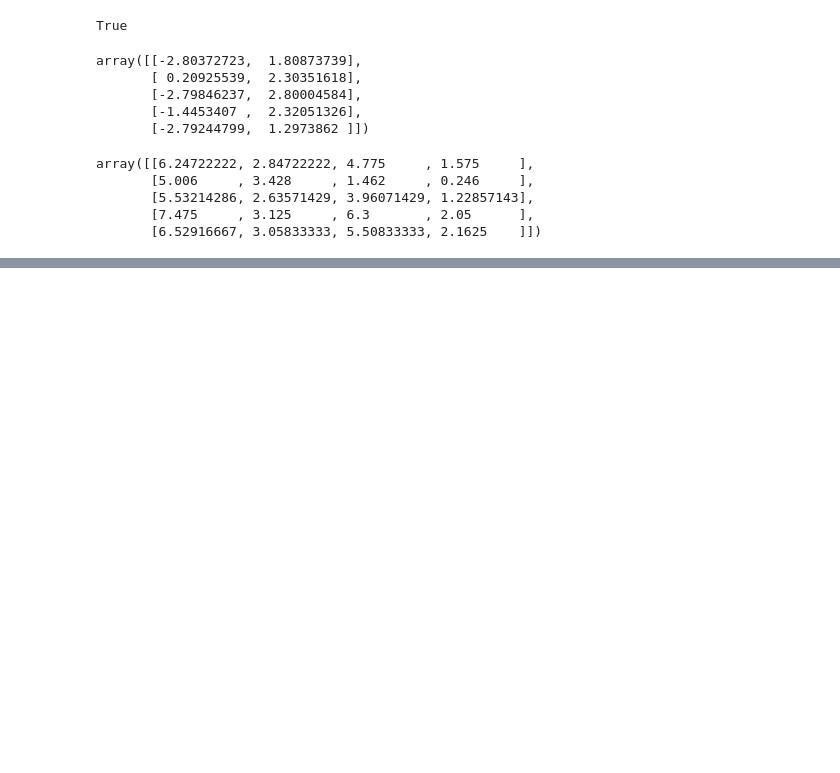
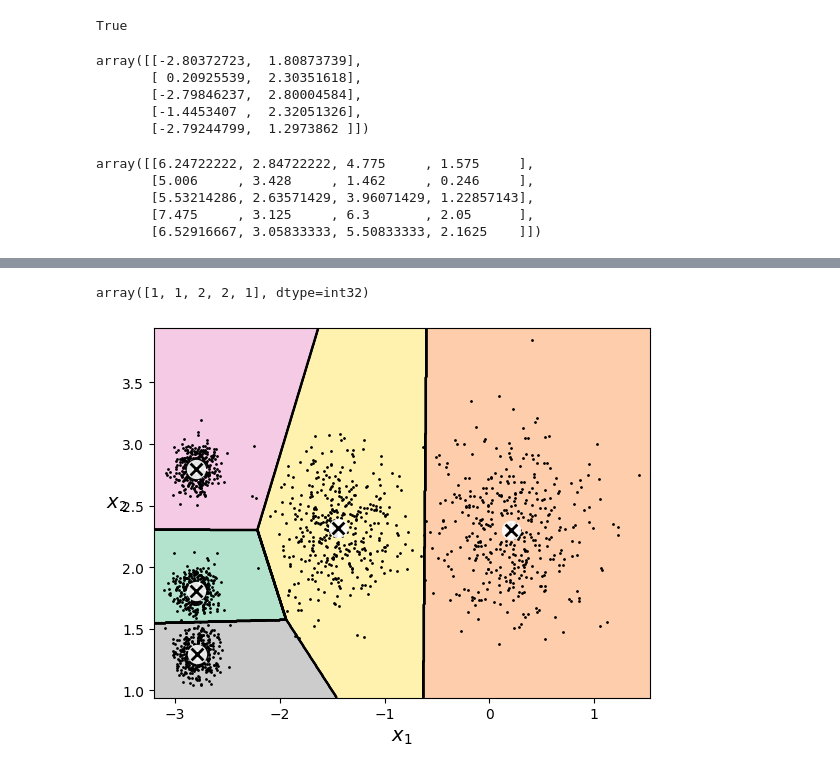
Before and after one commit to sunodmongia/Unsupervised, a Jupyter notebook: unsupervise.ipynb, the cells around one changed output, grey strips where cells are left out. Drawn from its saved outputs; the diff is of its cells as text; code cells hidden in the pictures; blank space fills up the shorter version.

Commit message:
Voronoi Diagram

```diff
--- a/unsupervise.ipynb
+++ b/unsupervise.ipynb
@@ -176,0 +181,77 @@ array([[6.24722222, 2.84722222, 4.775     , 1.575     ],
+# %%
+import numpy as np
+
+X_new = np.array([[0,2], [3,2], [-3, 3],[-3, 2.5], [3,4]])
+kmeans.predict(X_new)
+# %% [output]
+array([1, 1, 2, 2, 1], dtype=int32)
+# %%
+def plot_data(X):
+    plt.plot(X[:, 0], X[:, 1], "k.", markersize=2)
+
+
+def plot_centroid(centroids, weight=None, circle_color="w", cross_color="k"):
+    if weight is not None:
+        centroids = centroids[weight > weight.max() / 10]
+    plt.scatter(
+        centroids[:, 0],
+        centroids[:, 1],
+        marker="o",
+        s=35,
+        linewidths=8,
+        color=circle_color,
+        zorder=10,
+        alpha=0.9,
+    )
+    plt.scatter(
+        centroids[:, 0],
+        centroids[:, 1],
+        marker="x",
+        s=2,
+        linewidths=12,
+        color=cross_color,
+        zorder=11,
+        alpha=1,
+    )
+
+
+def plot_decision_boundary(
+    clusterer,
+    X,
+    resolution=1000,
+    show_centroids=True,
+    show_xlabels=True,
+    show_ylabels=True,
+):
+    mins = X.min(axis=0) - 0.1
+    maxs = X.max(axis=0) + 0.1
+    xx, yy = np.meshgrid(
+        np.linspace(mins[0], maxs[0], resolution),
+        np.linspace(mins[1], maxs[1], resolution),
+    )
+
+    Z = clusterer.predict(np.c_[xx.ravel(), yy.ravel()])
+    Z = Z.reshape(xx.shape)
+
+    plt.contourf(Z, extent=(mins[0], maxs[0], mins[1], maxs[1]), cmap="Pastel2")
+    plt.contour(Z, extent=(mins[0], maxs[0], mins[1], maxs[1]), colors="k", linewidth=1)
+
+    plot_data(X)
+    if show_centroids:
+        plot_centroid(clusterer.cluster_centers_)
+
+    if show_xlabels:
+        plt.xlabel("$x_1$")
+    else:
+        plt.tick_params(labelbottom=False)
+    if show_ylabels:
+        plt.ylabel("$x_2$", rotation=0)
+    else:
+        plt.tick_params(labelleft=False)
+
+
+plt.figure()
+plot_decision_boundary(kmeans, X_blob)
+plt.show()
+# %% [output]
+[figure, added]
```
Also changed, not shown: parts of 1 cell of this notebook.
